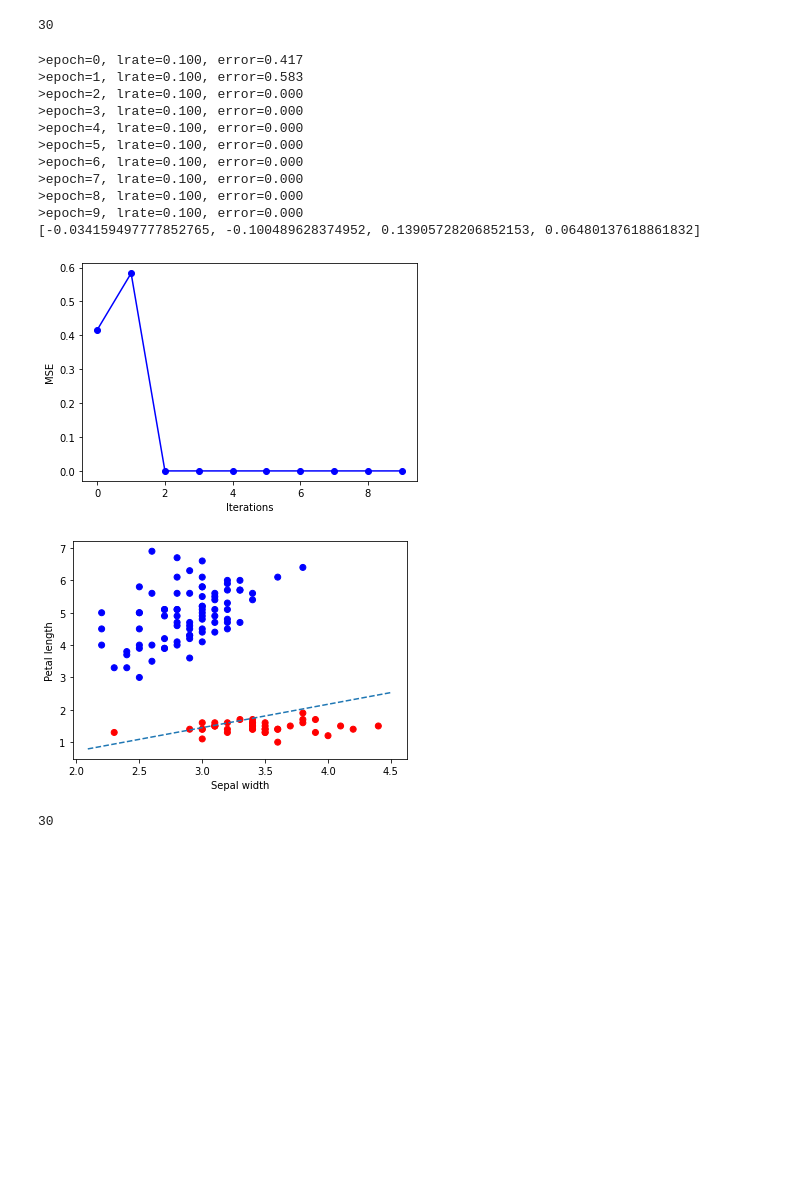
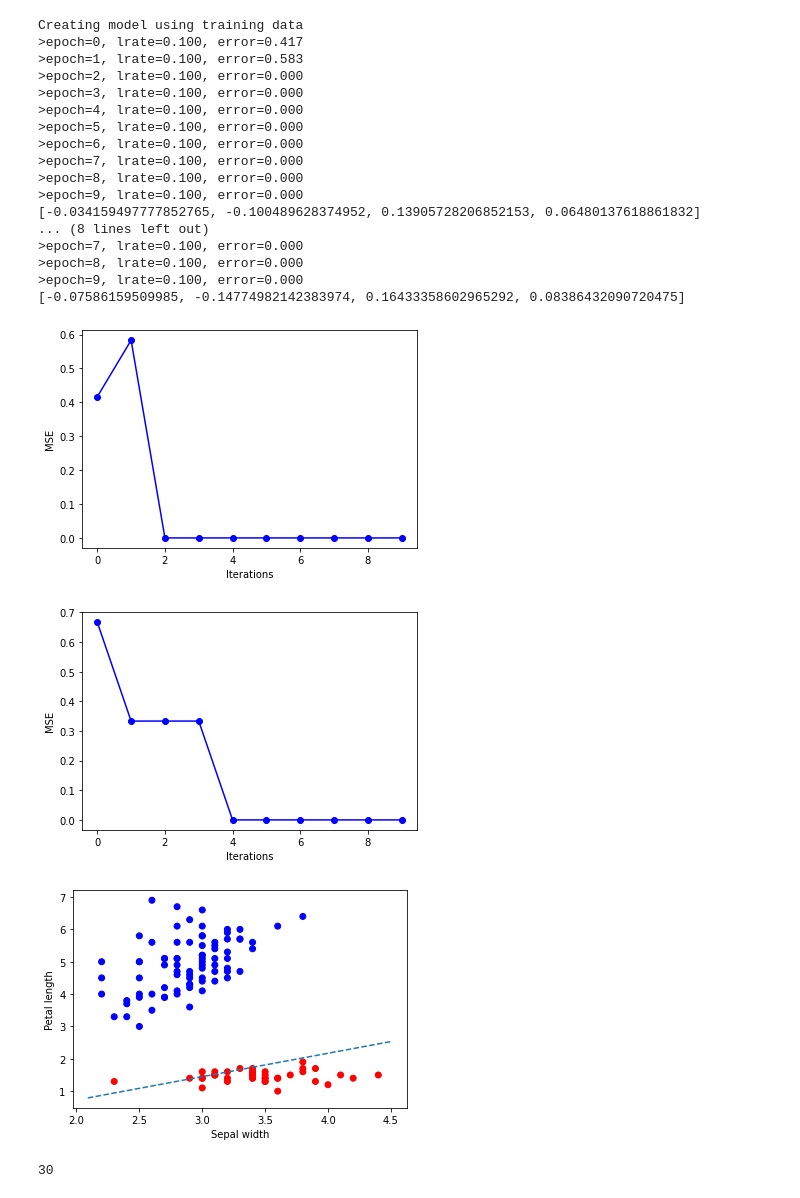
Before and after one commit to GuptaNavdeep1983/CS688, a Jupyter notebook: 767_assignment2.ipynb, the cells around one changed output. Drawn from its saved outputs; the diff is of its cells as text; code cells hidden in the pictures; blank space fills up the shorter version.

```diff
--- a/767_assignment2.ipynb
+++ b/767_assignment2.ipynb
@@ -101,9 +116,7 @@ def test_model(X_test, y_test, weights, bias):
     y_test.loc[rowIndex, 'predicted'] = predict(row, weights, bias)
   print(sum(y_test['predicted'] == y_test['target']))
 
-test_model(X_test, y_test, weights_using_batch_gradient_descent, bias_using_batch_gradient_descent)
+test_model(X_test, y_test, weights_using_batch_gradient_descent_train, bias_using_batch_gradient_descent_train)
-# %% [output]
-30
 # %%
 def train_weights_using_mini_batch_gradient_descent(X_train, y_train, batch_size, num_epochs, learning_rate):
   # weights for all the features
@@ -128,10 +141,16 @@ def train_weights_using_mini_batch_gradient_descent(X_train, y_train, batch_size
   df_plot = pd.DataFrame(df_plot, columns=['mse', 'epoch'])
   return weights, bias, df_plot
 
-(weights_using_mini_batch_gradient_descent, bias_using_mini_batch_gradient_descent, df_plot) = \
+print("Creating model using training data")
+(weights_using_mini_batch_gradient_descent_train, bias_using_mini_batch_gradient_descent_train, df_plot_train) = \
   train_weights_using_mini_batch_gradient_descent(X_train, y_train, 12, 10, 0.1)
-print(weights_using_mini_batch_gradient_descent)
+print(weights_using_mini_batch_gradient_descent_train)
+print("Creating model using test data")
+(weights_using_mini_batch_gradient_descent_test, bias_using_mini_batch_gradient_descent_test, df_plot_test) = \
+  train_weights_using_mini_batch_gradient_descent(X_test, y_test, 12, 10, 0.1)
+print(weights_using_mini_batch_gradient_descent_test)
 # %% [output]
+Creating model using training data
 >epoch=0, lrate=0.100, error=0.417
 >epoch=1, lrate=0.100, error=0.583
 >epoch=2, lrate=0.100, error=0.000
@@ -143,24 +162,19 @@ print(weights_using_mini_batch_gradient_descent)
 >epoch=8, lrate=0.100, error=0.000
 >epoch=9, lrate=0.100, error=0.000
 [-0.034159497777852765, -0.100489628374952, 0.13905728206852153, 0.06480137618861832]
+... (8 lines left out)
+>epoch=7, lrate=0.100, error=0.000
+>epoch=8, lrate=0.100, error=0.000
+>epoch=9, lrate=0.100, error=0.000
+[-0.07586159509985, -0.14774982142383974, 0.16433358602965292, 0.08386432090720475]
-# %%
-plt.plot(df_plot['epoch'], df_plot['mse'],marker='o', color='b')
-plt.xlabel("Iterations")
-plt.ylabel("MSE")
-plt.show()
-X_train.loc[y_train['target'] == 0.0, 'color'] = 'red'
-X_train.loc[y_train['target'] == 1.0, 'color'] = 'blue'
-weights = weights_using_mini_batch_gradient_descent
-bias = bias_using_mini_batch_gradient_descent
-plt.scatter(X_train['sepal_width'], X_train['petal_length'], c=X_train['color'])
-slope = -(bias/weights[2])/(bias/weights[1])
-intercept = -bias/weights[2]
-
-abline(slope, intercept)
-plt.show()
-# %% [output]
-[figure, removed]
-[figure, removed]
+# %%
+plot_MSE(df_plot_train)
+plot_MSE(df_plot_test)
+plot_function(X_train, y_train, weights_using_mini_batch_gradient_descent_train, bias_using_mini_batch_gradient_descent_train)
+# %% [output]
+[figure, added]
+[figure, added]
+[figure, added]
 # %%
 def test_model(X_test, y_test, weights, bias):
   y_test['predicted'] = 0.0
```
Also changed, not shown: parts of 6 cells of this notebook.
